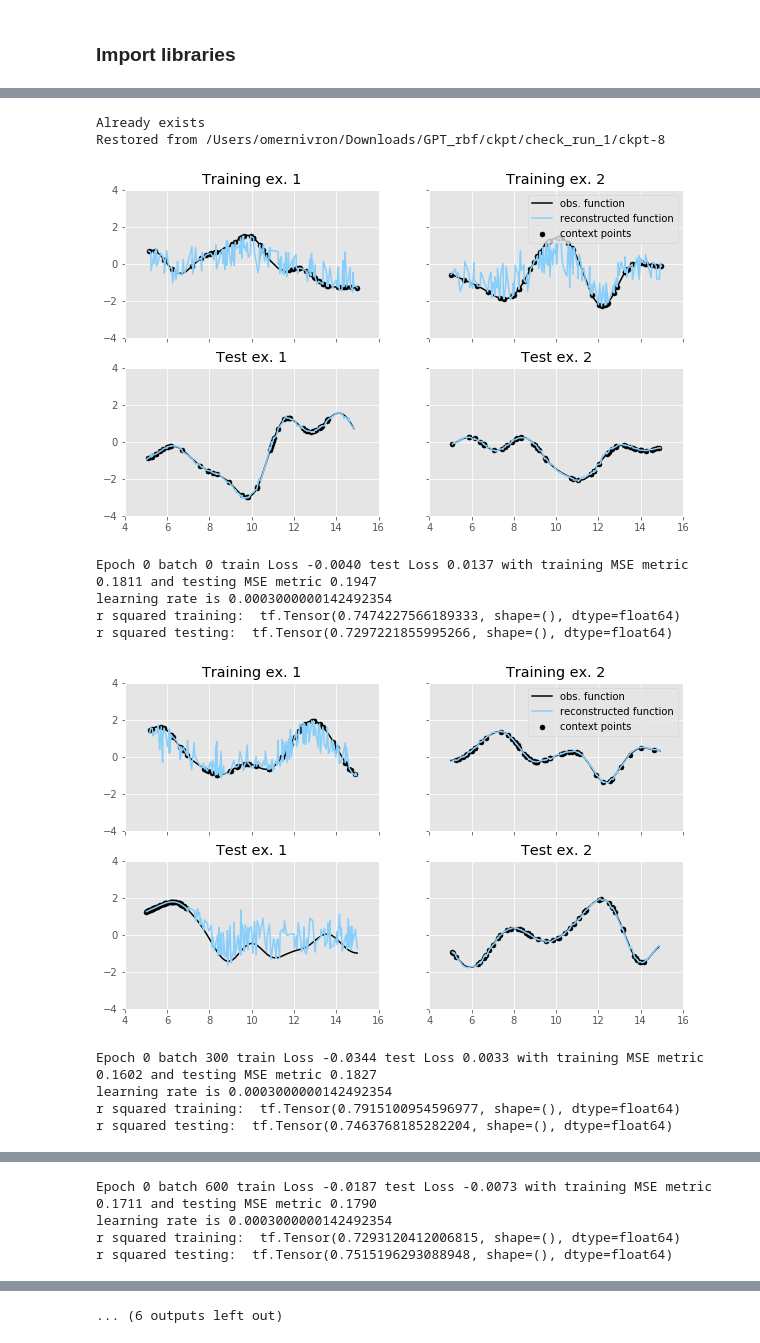
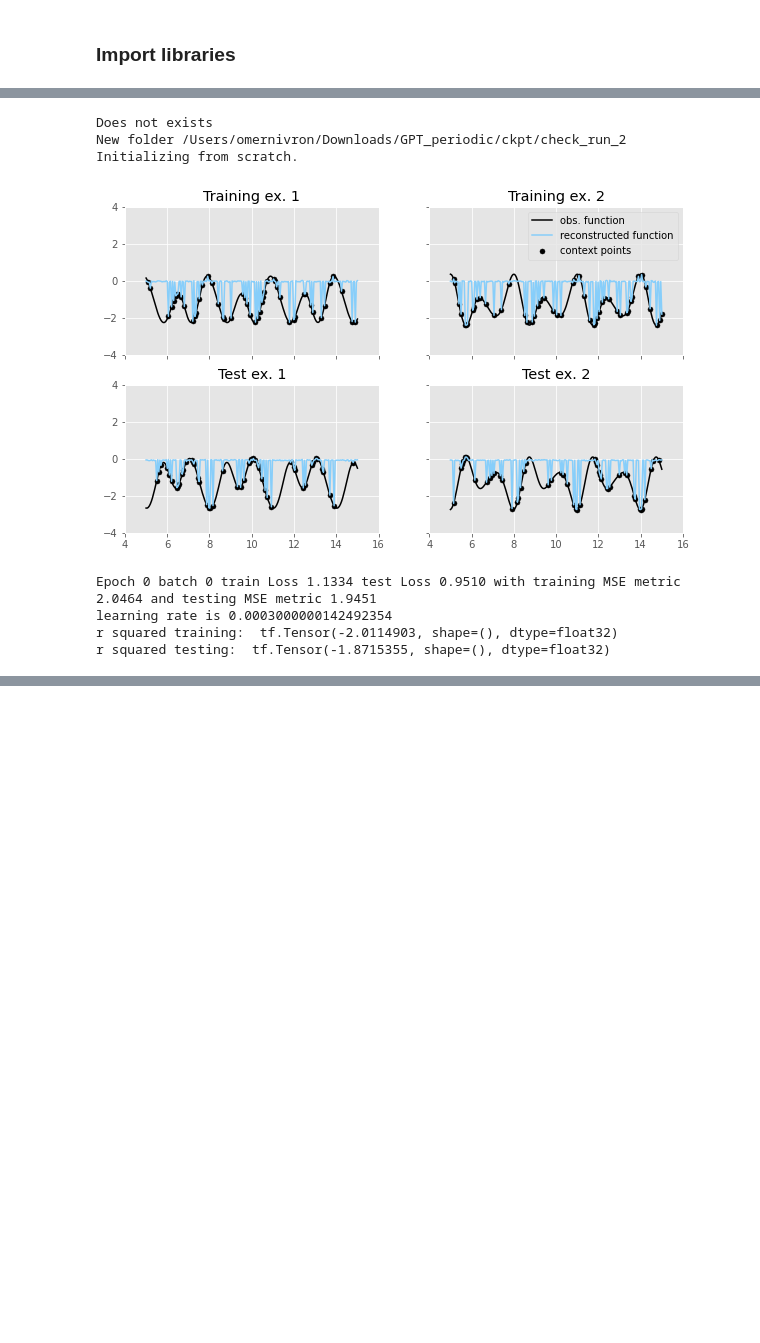
Before and after one commit to oremnirv/attention, a Jupyter notebook: notebooks/UNN.ipynb, the cells around one changed output, grey strips where cells are left out. Drawn from its saved outputs; the diff is of its cells as text; code cells hidden in the pictures; blank space fills up the shorter version.

```diff
--- a/notebooks/UNN.ipynb
+++ b/notebooks/UNN.ipynb
@@ -44,7 +44,7 @@ train_step, test_step, loss_object, train_loss, test_loss, m_tr, m_te = grapher.
 # batch_x_tr, batch_tar_tr, _ = batch_creator.fake_batch(pad_x_tr, pad_y_fren_tr, batch_s=1)
 # %%
 if __name__ == '__main__':
-    EPOCHS = 75; batch_s  = 64; run = 1; step = 0; train_steps = 35000; heads = 32; ℯ = 512; context = 50
+    EPOCHS = 75; batch_s  = 64; run = 2; step = 0; train_steps = 35000; heads = 32; ℯ = 512; context = 50
     l = [256, 256, 64, 32]
     name_comp = 'run_' + str(run)
     logdir = save_dir + '/logs/' + name_comp
@@ -85,42 +85,38 @@ if __name__ == '__main__':
 
                 if (epoch == 0) & (batch_n == 0): helpers.write_speci(folder, names, shapes, context)
                 if batch_n % 300 == 0:
                     m_te.reset_states(); test_loss.reset_states()
                     if d:
                         pred_te, pred_log_te = test_step(decoder, test_loss, m_te, x_te = data[3][:500, :], y_te = data[6][:500, :], d = True, x2_te = data[0][:500, :])
                         plotter.follow_training_plot2d(x_tr = b_data[1], y_tr = b_data[0], em_2_tr = b_data[3] , pred = pred, x_te = data[2][:500], y_te = data[-2][:500], em_2_te = data[0][:500] ,pred_te = pred_te, num_context = context)
                     else:
                         pred_te, pred_log_te = test_step(decoder, test_loss, m_te, x_te = data[2][:500, :], y_te = data[5][:500, :], context_p = context)
                         plotter.follow_training_plot(x_tr = b_data[1], y_tr = b_data[0], pred = pred, x_te = data[1][:500, :], y_te = data[5][:500, :], pred_te = pred_te, num_context = context)
                     helpers.print_progress(epoch, batch_n, train_loss.result(), test_loss.result(), m_tr.result(), m_te.result())
                     helpers.tf_summaries(run, step, train_loss.result(), test_loss.result(), m_tr.result(), m_te.result(), weights, names)
                     print('learning rate is {}'.format(optimizer_c._decayed_lr('float32').numpy()))
                     if d:
                         m0, m1 = metrics.r_sq_2d(b_data[0][:, 1:], pred.numpy(), b_data[3][:, 1:], context_p = context)
                         m0_te, m1_te = metrics.r_sq_2d(data[-2][:500, 1:], pred_te.numpy(), data[0][:500, 1:], context_p = context)
                         print('r squared training, series 0: {}, series 1: {}'.format(m0, m1))
                         print('r squared testing, series 0: {}, series 1: {}'.format(m0_te, m1_te))
 
                     else:
                         print('r squared training: ', metrics.r_squared(m_tr.result(), b_data[0][:, (context + 1):]))
                         print('r squared testing: ', metrics.r_squared(m_te.result(), data[5][:500, (context + 1):], batch_s = 500))
 
 
                     manager.save()
                 step += 1
                 ckpt.step.assign_add(1)
 
             print ('Time taken for 1 epoch: {} secs\n'.format(time.time() - start))
 # %% [output]
-Already exists
-Restored from /Users/omernivron/Downloads/GPT_rbf/ckpt/check_run_1/ckpt-8
+Does not exists
+New folder /Users/omernivron/Downloads/GPT_periodic/ckpt/check_run_2
+Initializing from scratch.
-[figure, old version]
+[figure, new version]
-Epoch 0 batch 0 train Loss -0.0040 test Loss 0.0137 with training MSE metric 0.1811 and testing MSE metric 0.1947
+Epoch 0 batch 0 train Loss 1.1334 test Loss 0.9510 with training MSE metric 2.0464 and testing MSE metric 1.9451
 learning rate is 0.0003000000142492354
-r squared training:  tf.Tensor(0.7474227566189333, shape=(), dtype=float64)
-r squared testing:  tf.Tensor(0.7297221855995266, shape=(), dtype=float64)
+r squared training:  tf.Tensor(-2.0114903, shape=(), dtype=float32)
+r squared testing:  tf.Tensor(-1.8715355, shape=(), dtype=float32)
-[figure, removed]
-Epoch 0 batch 300 train Loss -0.0344 test Loss 0.0033 with training MSE metric 0.1602 and testing MSE metric 0.1827
-learning rate is 0.0003000000142492354
-r squared training:  tf.Tensor(0.7915100954596977, shape=(), dtype=float64)
-r squared testing:  tf.Tensor(0.7463768185282204, shape=(), dtype=float64)
@@ -128,4 +122,0 @@ r squared testing:  tf.Tensor(0.7463768185282204, shape=(), dtype=float64)
-Epoch 0 batch 600 train Loss -0.0187 test Loss -0.0073 with training MSE metric 0.1711 and testing MSE metric 0.1790
-learning rate is 0.0003000000142492354
-r squared training:  tf.Tensor(0.7293120412006815, shape=(), dtype=float64)
-r squared testing:  tf.Tensor(0.7515196293088948, shape=(), dtype=float64)
@@ -143 +122,0 @@ r squared testing:  tf.Tensor(0.7526140833532307, shape=(), dtype=float64)
-... (6 outputs left out)
```
Also changed, not shown: parts of 4 cells of this notebook, 5 other files.
